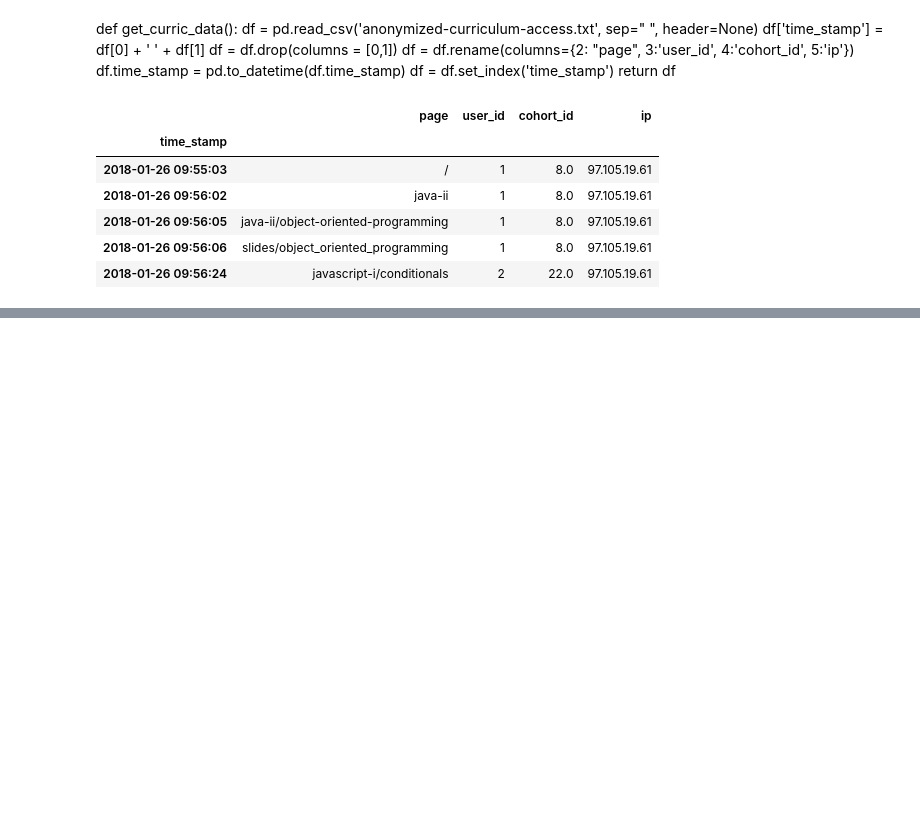
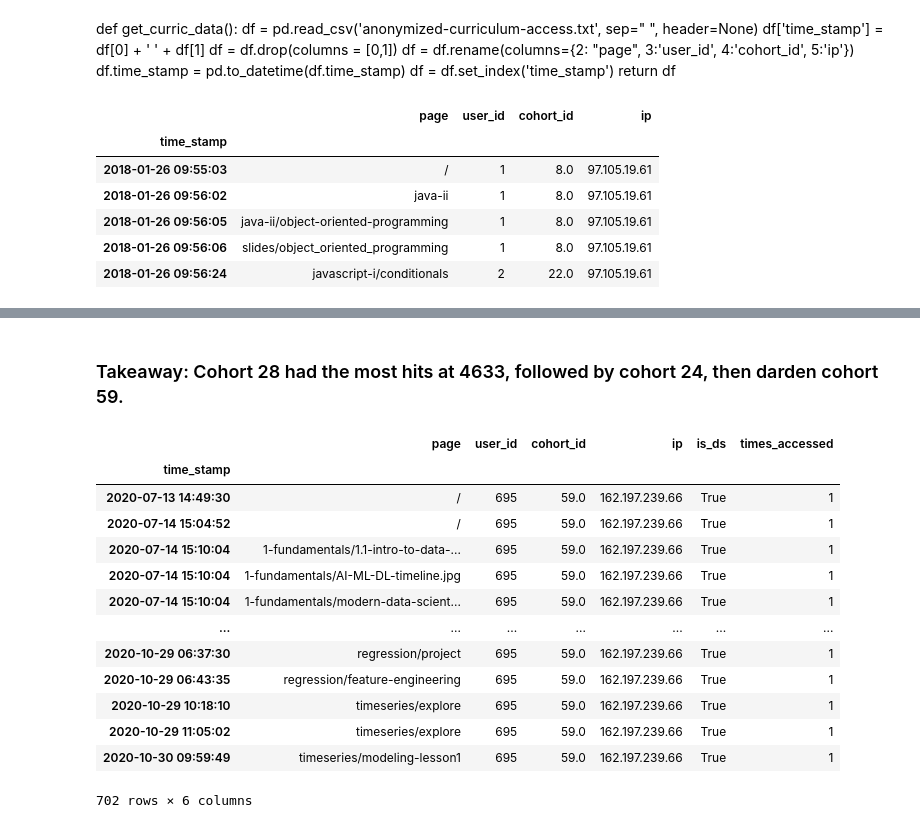
Before and after one commit to george887/time_series_project, a Jupyter notebook: explore.ipynb, the cells around one changed output, grey strips where cells are left out. Cells and saved outputs as stored; diff of their text form; code cells hidden in the pictures; blank space fills up the shorter version.

```diff
--- a/explore.ipynb
+++ b/explore.ipynb
@@ -40,0 +378,20 @@ df.head()
+# %% [markdown]
+### Takeaway: Cohort 28 had the most hits at 4633, followed by cohort 24, then darden cohort 59.
+# %%
+my_ip = '162.197.239.66'
+df[df.ip == my_ip]
+# %% [output]
+|  | page | user_id | cohort_id | ip | is_ds | times_accessed |
+| time_stamp |  |  |  |  |  |  |
+| 2020-07-13 14:49:30 | / | 695 | 59.0 | 162.197.239.66 | True | 1 |
+| 2020-07-14 15:04:52 | / | 695 | 59.0 | 162.197.239.66 | True | 1 |
+| 2020-07-14 15:10:04 | 1-fundamentals/1.1-intro-to-data-... | 695 | 59.0 | 162.197.239.66 | True | 1 |
+| 2020-07-14 15:10:04 | 1-fundamentals/AI-ML-DL-timeline.jpg | 695 | 59.0 | 162.197.239.66 | True | 1 |
+| 2020-07-14 15:10:04 | 1-fundamentals/modern-data-scient... | 695 | 59.0 | 162.197.239.66 | True | 1 |
+| ... | ... | ... | ... | ... | ... | ... |
+| 2020-10-29 06:37:30 | regression/project | 695 | 59.0 | 162.197.239.66 | True | 1 |
+| 2020-10-29 06:43:35 | regression/feature-engineering | 695 | 59.0 | 162.197.239.66 | True | 1 |
+| 2020-10-29 10:18:10 | timeseries/explore | 695 | 59.0 | 162.197.239.66 | True | 1 |
+| 2020-10-29 11:05:02 | timeseries/explore | 695 | 59.0 | 162.197.239.66 | True | 1 |
+| 2020-10-30 09:59:49 | timeseries/modeling-lesson1 | 695 | 59.0 | 162.197.239.66 | True | 1 |
+702 rows × 6 columns
```
Also changed, not shown: parts of 41 cells of this notebook.
